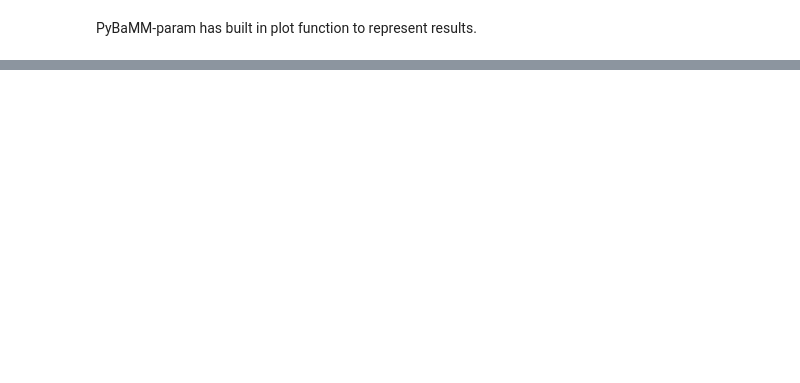
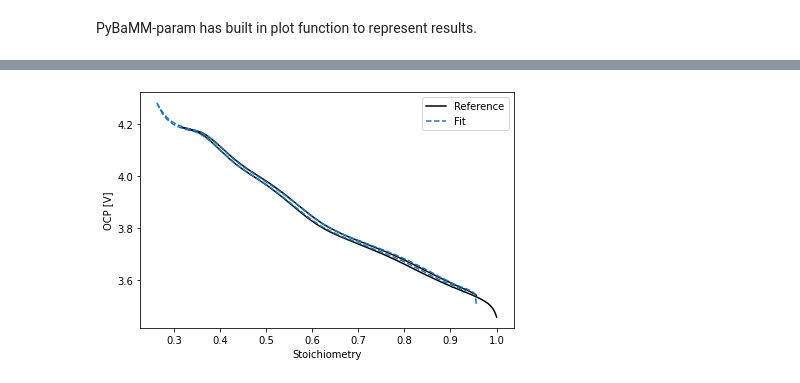
Before and after one commit to paramm-team/pybamm-param, a Jupyter notebook: examples/notebooks/ocp_balance.ipynb, the cells around one changed output, grey strips where cells are left out. Cells and saved outputs as stored; diff of their text form; code cells hidden in the pictures; blank space fills up the shorter version.

```diff
--- a/examples/notebooks/ocp_balance.ipynb
+++ b/examples/notebooks/ocp_balance.ipynb
@@ -29,3 +25,12 @@ cathode_three_lit = pd.read_csv(os.path.join("cathode_OCP_3_lit.csv"))
 cathode_three_delit = pd.read_csv(os.path.join("cathode_OCP_3_delit.csv"))
 # %% [markdown]
 Then, optimisation problem should be passed to pbparam with the data to be used as below. Cost function (default=pbparam.RMSE()) and weights (default=[1,1]) are optional arguments. Weights can be defined as single value list or same lengt with data.
+# %%
+ocp_balance_cathode = pbparam.OCPBalance(
+    [cathode_half_lit, cathode_half_delit],
+    [cathode_three_lit, cathode_three_delit],
+
+    #cost_function=pbparam.MLE(),
+    #weights=[2],
+)
+ocp_balance_cathode.bounds
@@ -102,0 +92,4 @@ anode_three_delit
+# %%
+result_cathode.plot();
+# %% [output]
+[figure, added]
```
Also changed, not shown: parts of 17 cells of this notebook, 1 other file.
